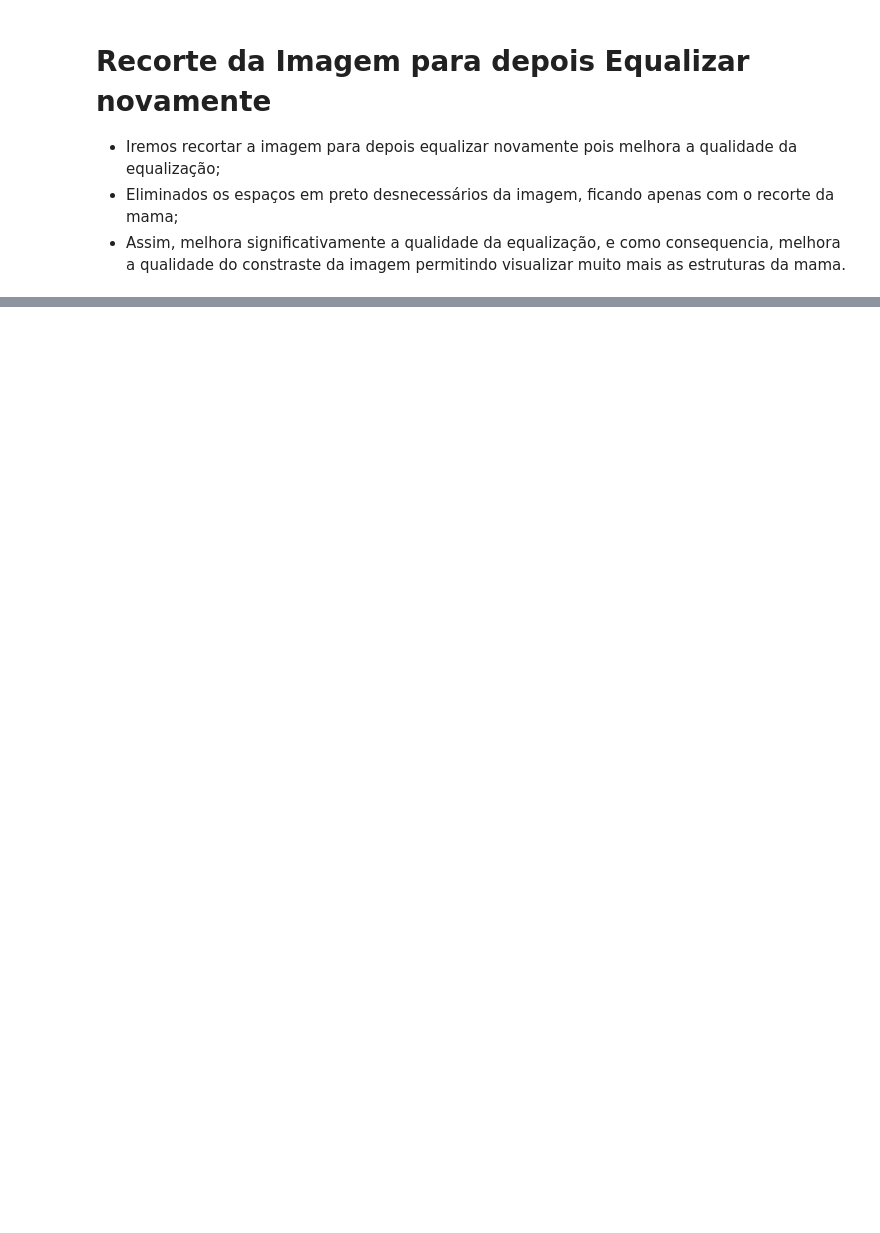
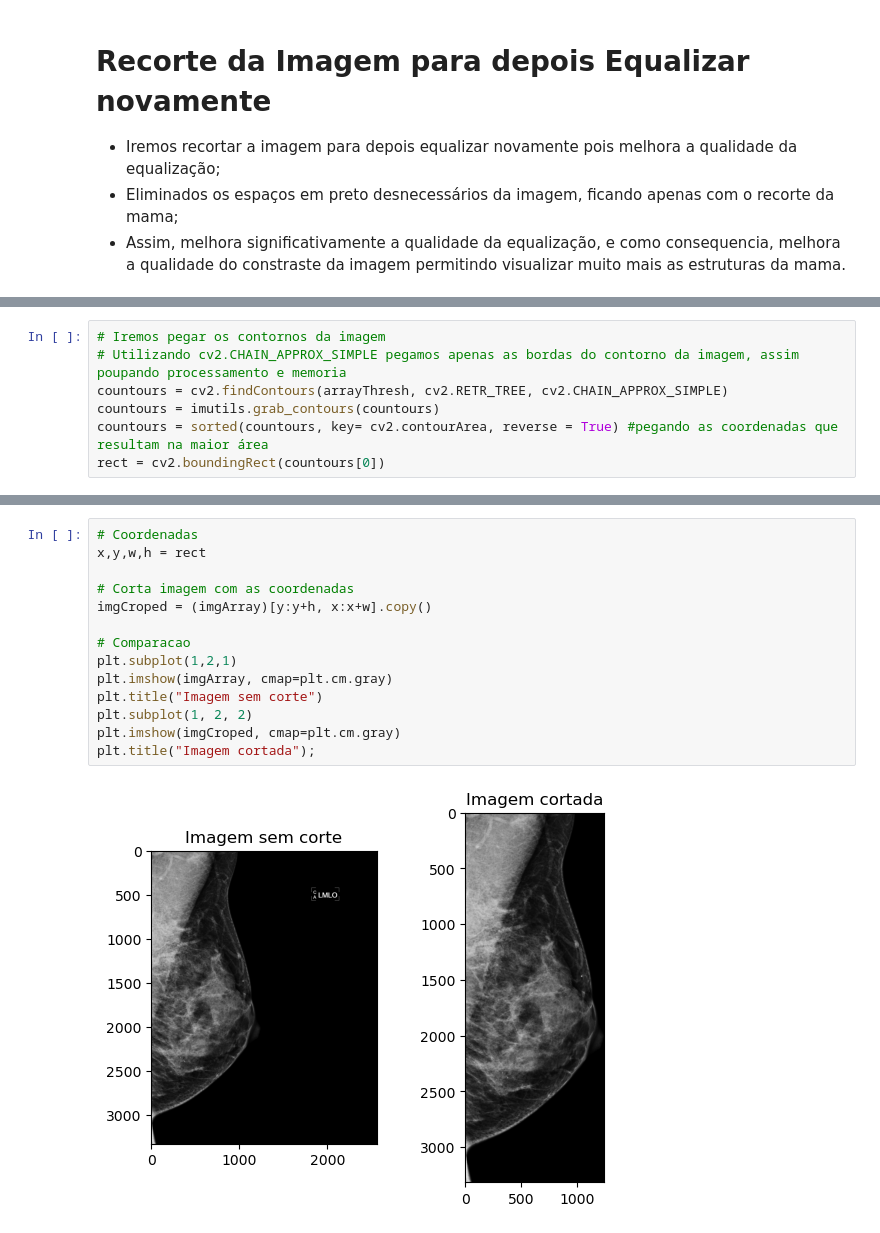
Before and after one commit to lukasmachado20/ProjetoITI, a Jupyter notebook: recorte_imagens_equalize.ipynb, the cells around one changed output, grey strips where cells are left out. Drawn from its saved outputs; the diff is of its cells as text; blank space fills up the shorter version.

```diff
--- a/recorte_imagens_equalize.ipynb
+++ b/recorte_imagens_equalize.ipynb
@@ -27,0 +34,7 @@ plt.savefig('/home/bernardo/Mestrado/fredrik-dataset/data-processed/'+filename_m
+# %%
+# Iremos pegar os contornos da imagem
+# Utilizando cv2.CHAIN_APPROX_SIMPLE pegamos apenas as bordas do contorno da imagem, assim poupando processamento e memoria
+countours = cv2.findContours(arrayThresh, cv2.RETR_TREE, cv2.CHAIN_APPROX_SIMPLE)
+countours = imutils.grab_contours(countours)
+countours = sorted(countours, key= cv2.contourArea, reverse = True) #pegando as coordenadas que resultam na maior área
+rect = cv2.boundingRect(countours[0])
@@ -27,0 +56,16 @@ plt.savefig('/home/bernardo/Mestrado/fredrik-dataset/data-processed/'+filename_m
+# %%
+# Coordenadas
+x,y,w,h = rect
+
+# Corta imagem com as coordenadas
+imgCroped = (imgArray)[y:y+h, x:x+w].copy()
+
+# Comparacao
+plt.subplot(1,2,1)
+plt.imshow(imgArray, cmap=plt.cm.gray)
+plt.title("Imagem sem corte")
+plt.subplot(1, 2, 2)
+plt.imshow(imgCroped, cmap=plt.cm.gray)
+plt.title("Imagem cortada");
+# %% [output]
+[figure, added]
```
Also changed, not shown: parts of 7 cells of this notebook, 2 other files.
